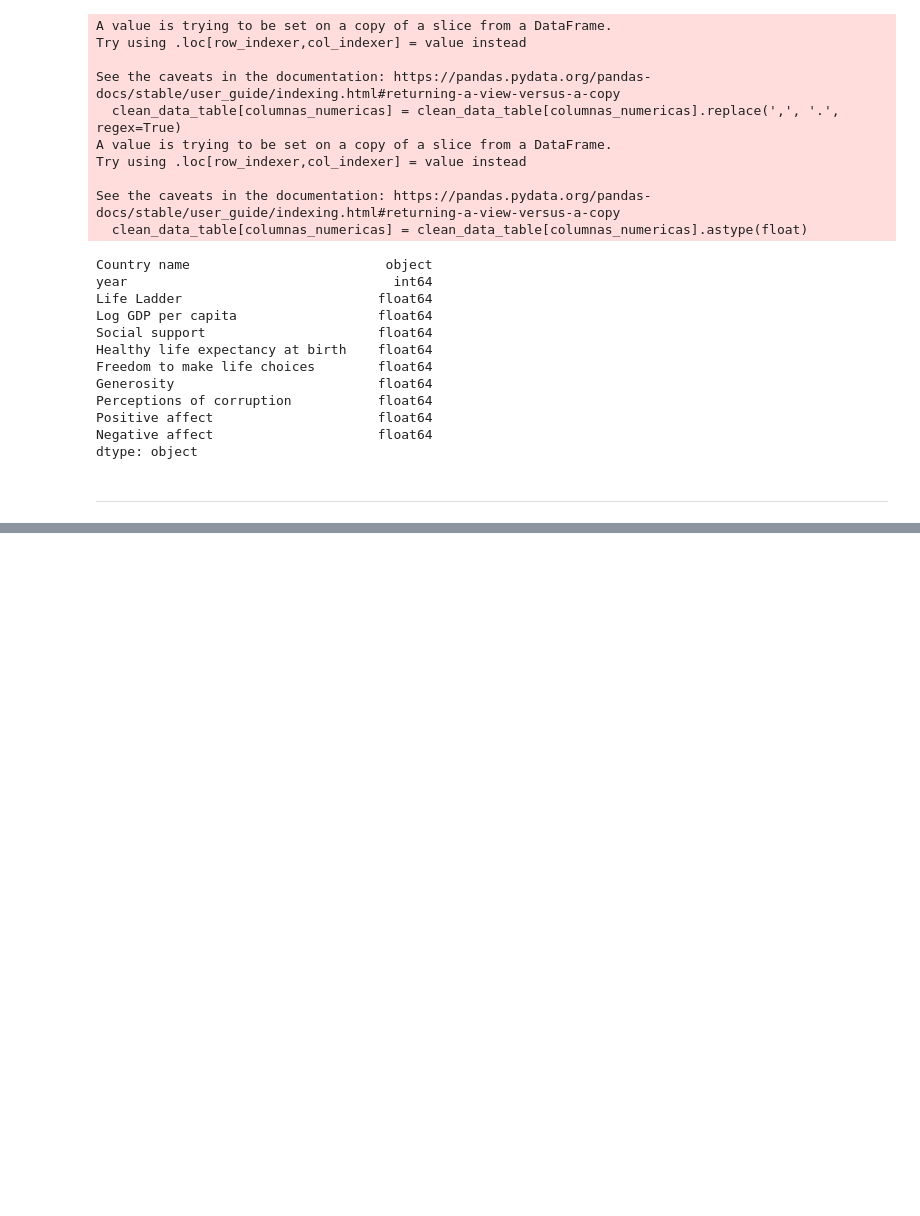
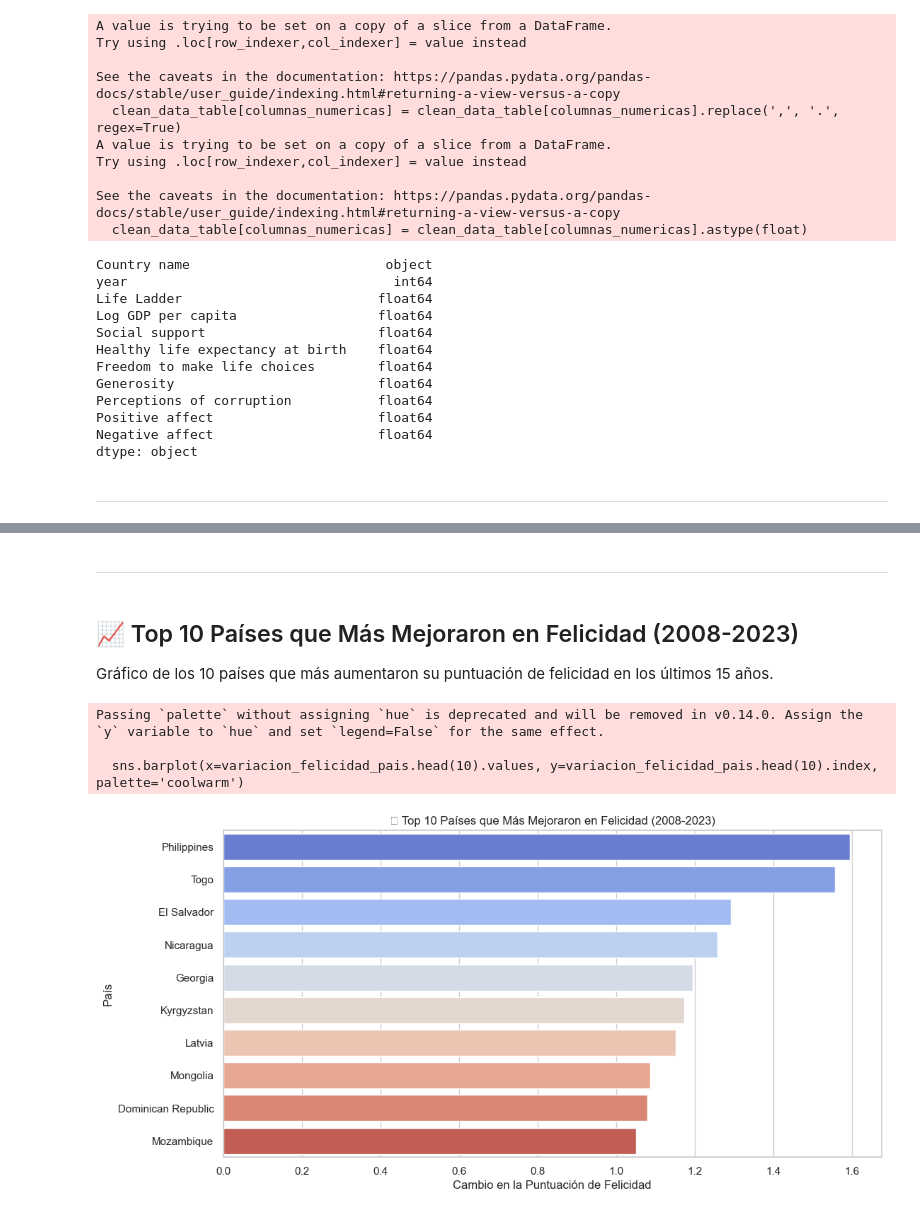
Before and after one commit to MLopezCastro/World-Happiness-2024, a Jupyter notebook: World Happiness 2024.ipynb, the cells around one changed output, grey strips where cells are left out. Saved outputs shown, nothing was run; the diff lists cells and outputs as text; code cells hidden in the pictures; blank space fills up the shorter version.

```diff
--- a/World Happiness 2024.ipynb
+++ b/World Happiness 2024.ipynb
@@ -1000,0 +1005,13 @@ dtype: object
+# %%
+# Calcular la felicidad promedio por país en 2008 y 2023
+felicidad_pais_2008 = clean_data_table[clean_data_table['year'] == 2008].set_index('Country name')['Life Ladder']
+felicidad_pais_2023 = clean_data_table[clean_data_table['year'] == 2023].set_index('Country name')['Life Ladder']
+
+# Calcular la variación de felicidad por país
+variacion_felicidad_pais = (felicidad_pais_2023 - felicidad_pais_2008).dropna().sort_values(ascending=False)
+
+# Mostrar los 10 países que más mejoraron y empeoraron
+print("📈 Top 10 Países que Más Mejoraron:")
+print(variacion_felicidad_pais.head(10))
+print("\n📉 Top 10 Países que Más Empeoraron:")
+print(variacion_felicidad_pais.tail(10))
@@ -1000,0 +1036,19 @@ dtype: object
+# %% [markdown]
+---------------
+# %% [markdown]
+## 📈 Top 10 Países que Más Mejoraron en Felicidad (2008-2023) ##
+
+Gráfico de los 10 países que más aumentaron su puntuación de felicidad en los últimos 15 años.
+# %%
+# Gráfico de los 10 países que más mejoraron
+plt.figure(figsize=(12, 6))
+sns.barplot(x=variacion_felicidad_pais.head(10).values, y=variacion_felicidad_pais.head(10).index, palette='coolwarm')
+plt.title('📈 Top 10 Países que Más Mejoraron en Felicidad (2008-2023)')
+plt.xlabel('Cambio en la Puntuación de Felicidad')
+plt.ylabel('País')
+plt.show()
+# %% [output]
+Passing `palette` without assigning `hue` is deprecated and will be removed in v0.14.0. Assign the `y` variable to `hue` and set `legend=False` for the same effect.
+
+  sns.barplot(x=variacion_felicidad_pais.head(10).values, y=variacion_felicidad_pais.head(10).index, palette='coolwarm')
+[figure, added]
```
Also changed, not shown: parts of 5 cells of this notebook.
